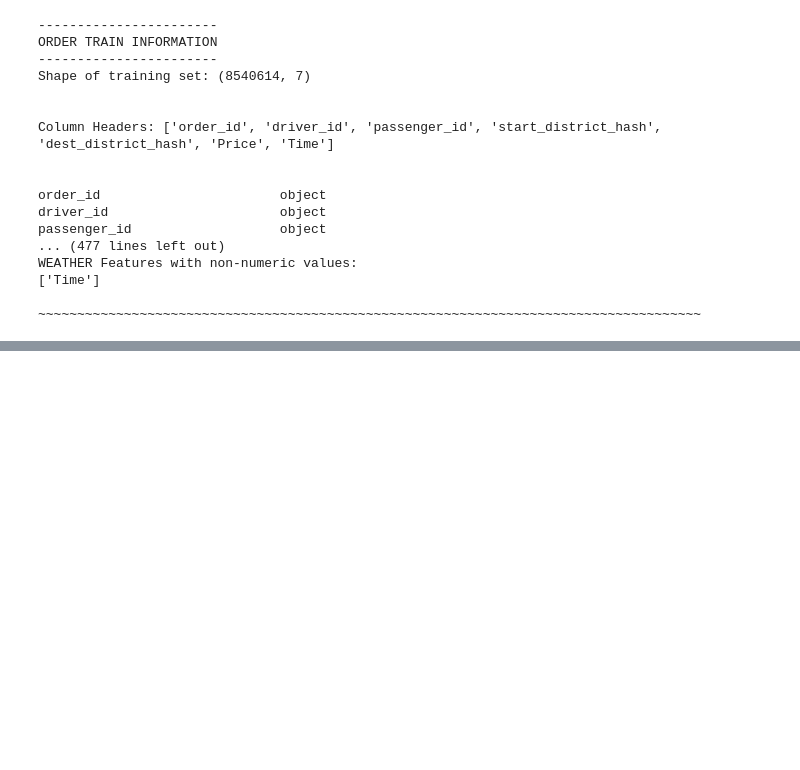
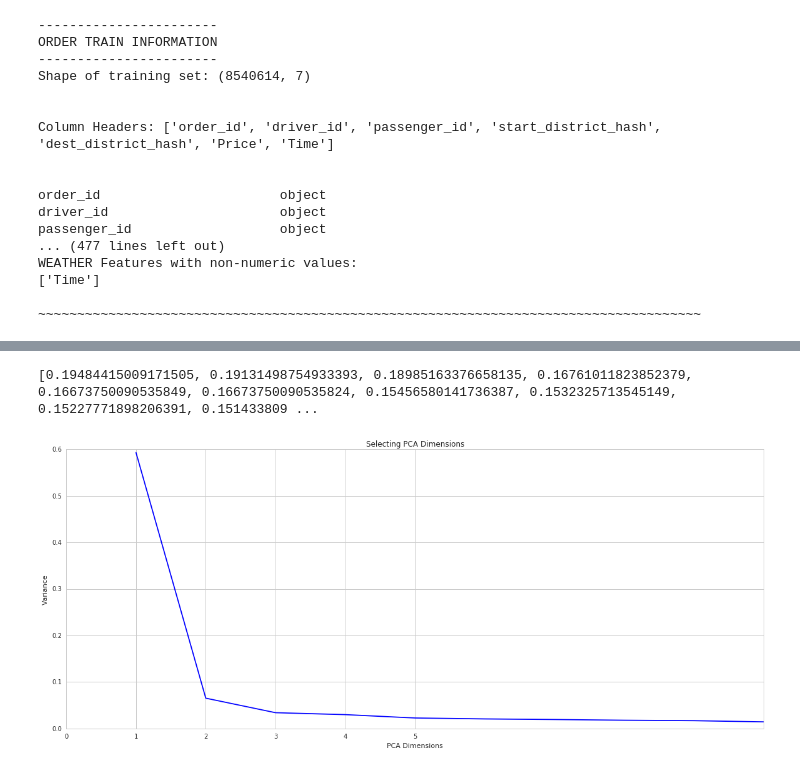
Before and after one commit to rvishakh/udacity, a Jupyter notebook: MLND/capstone/didi/capstone.ipynb, the cells around one changed output, grey strips where cells are left out. Saved outputs shown, nothing was run; the diff lists cells and outputs as text; code cells hidden in the pictures; blank space fills up the shorter version.

```diff
--- a/MLND/capstone/didi/capstone.ipynb
+++ b/MLND/capstone/didi/capstone.ipynb
@@ -685,0 +746,10 @@ WEATHER Features with non-numeric values:
+# %%
+# Parse & extract the poi labels
+def poi_all(poi_list):
+    z=[]
+    for t in poi_list.split('\t'):
+        z.append(t.split(':'))
+
+    # sort in-place from highest to lowest
+    z.sort(key=lambda x: int(x[1]), reverse=True)
+    return z
@@ -685,0 +771,23 @@ WEATHER Features with non-numeric values:
+# %%
+# Fill in poi values for all districts
+for i in range(0,66):
+    for j in range(0,len(rr[i])):
+        # (row, col, value)
+        poi_train.set_value(i, rr[i][j][0], rr[i][j][1])
+# %%
+# Perform Principal Component Analysis (PCA)
+poi_train_pca = poi_train.drop(['district_hash', 'poi_class'], axis=1)
+poi_train_pca.set_index('district_id', inplace=True)
+
+# Normalize each column
+scaler = StandardScaler().fit(poi_train_pca)
+poi_train_pca_trans = scaler.transform(poi_train_pca)
+print ("Transformed training set")
+
+from sklearn.decomposition import PCA
+pca = PCA(n_components=10)
+pca.fit(poi_train_pca_trans)
+
+# Print the components and the amount of variance in the data contained in each dimension
+print "PCA Components: \n{}" .format(pca.components_)
+print "PCA Explained Variance Ratio: \n{}" .format(pca.explained_variance_ratio_)
@@ -685,0 +813,18 @@ WEATHER Features with non-numeric values:
+# %%
+my_arr = abs(pca.components_)
+print sorted(my_arr[1], reverse=True)[:50]
+#print my_arr.index(0.65324396973637022)
+# %% [output]
+[0.19484415009171505, 0.19131498754933393, 0.18985163376658135, 0.16761011823852379, 0.16673750090535849, 0.16673750090535824, 0.15456580141736387, 0.1532325713545149, 0.15227771898206391, 0.151433809 ...
+# %%
+# Plot Variance by number of components
+x = np.array(range(1,11))
+f, ax = plt.subplots(figsize=(20, 8))
+plt.plot(x, pca.explained_variance_ratio_, 'bx-')
+plt.xlabel('PCA Dimensions')
+plt.ylabel('Variance')
+plt.title('Selecting PCA Dimensions')
+ax.set_xticks(np.arange(0,6))
+plt.show()
+# %% [output]
+[figure, added]
```
Also changed, not shown: parts of 21 cells of this notebook.
